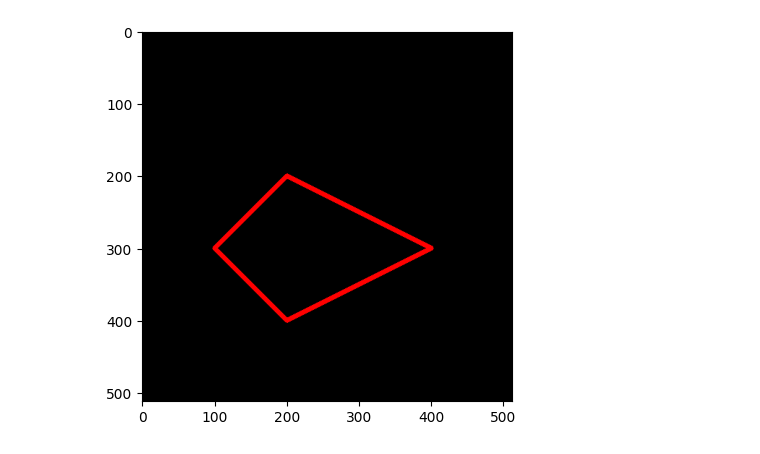
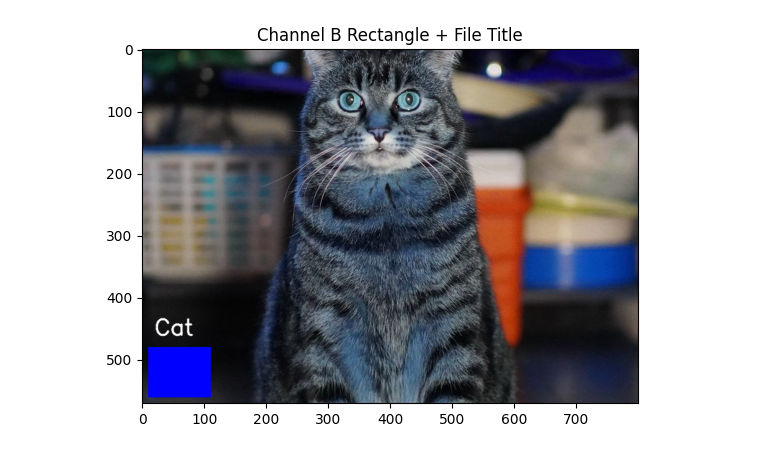
Before and after one commit to ArjnCrly/PCVK_Genap_2026, a Jupyter notebook: latihan_integrasi.ipynb, the cells around one changed output. Cells and saved outputs as stored; diff of their text form; code cells hidden in the pictures.

```diff
--- a/latihan_integrasi.ipynb
+++ b/latihan_integrasi.ipynb
@@ -1,16 +1,39 @@
 # %% [markdown]
 <a href="https://colab.research.google.com/github/ArjnCrly/PCVK_Genap_2026/blob/main/latihan_integrasi.ipynb" target="_parent"><img src="https://colab.research.google.com/assets/colab-badge.svg" alt="Open In Colab"/></a>
-# %%
-black_img2 = np.zeros(shape=(512, 512, 3), dtype=np.int32)
-vertices = np.array(
-    [[100, 300], [200, 200], [400, 300], [200, 400]], dtype=np.int32
-)
-pts = vertices.reshape((-1, 1, 2))
-
-cv2.polylines(
-    black_img2, [pts], isClosed=True, color=(255, 0, 0), thickness=5
-)
-plt.imshow(black_img2)
-plt.show()
-# %% [output]
-[figure, removed]
+# %%
+import cv2
+import matplotlib.pyplot as plt
+import numpy as np
+
+from skimage import io
+
+
+url_kitten = "https://placecats.com/800/571"
+citra_obj = io.imread(url_kitten)
+citra_obj = cv2.cvtColor(citra_obj, cv2.COLOR_BGR2RGB)
+
+h_k, w_k, _ = citra_obj.shape
+
+pt1 = (10, h_k - 90)
+pt2 = (110, h_k - 10)
+
+cv2.rectangle(citra_obj, pt1, pt2, color=(0, 0, 255), thickness=-1)
+
+font = cv2.FONT_HERSHEY_SIMPLEX
+file_title = "Cat"
+cv2.putText(
+    citra_obj,
+    text=file_title,
+    org=(20, h_k - 110),
+    fontFace=font,
+    fontScale=1.2,
+    color=(255, 255, 255),
+    thickness=2,
+    lineType=cv2.LINE_AA,
+)
+
+plt.imshow(citra_obj)
+plt.title("Channel B Rectangle + File Title")
+plt.show()
+# %% [output]
+[figure, added]
```
